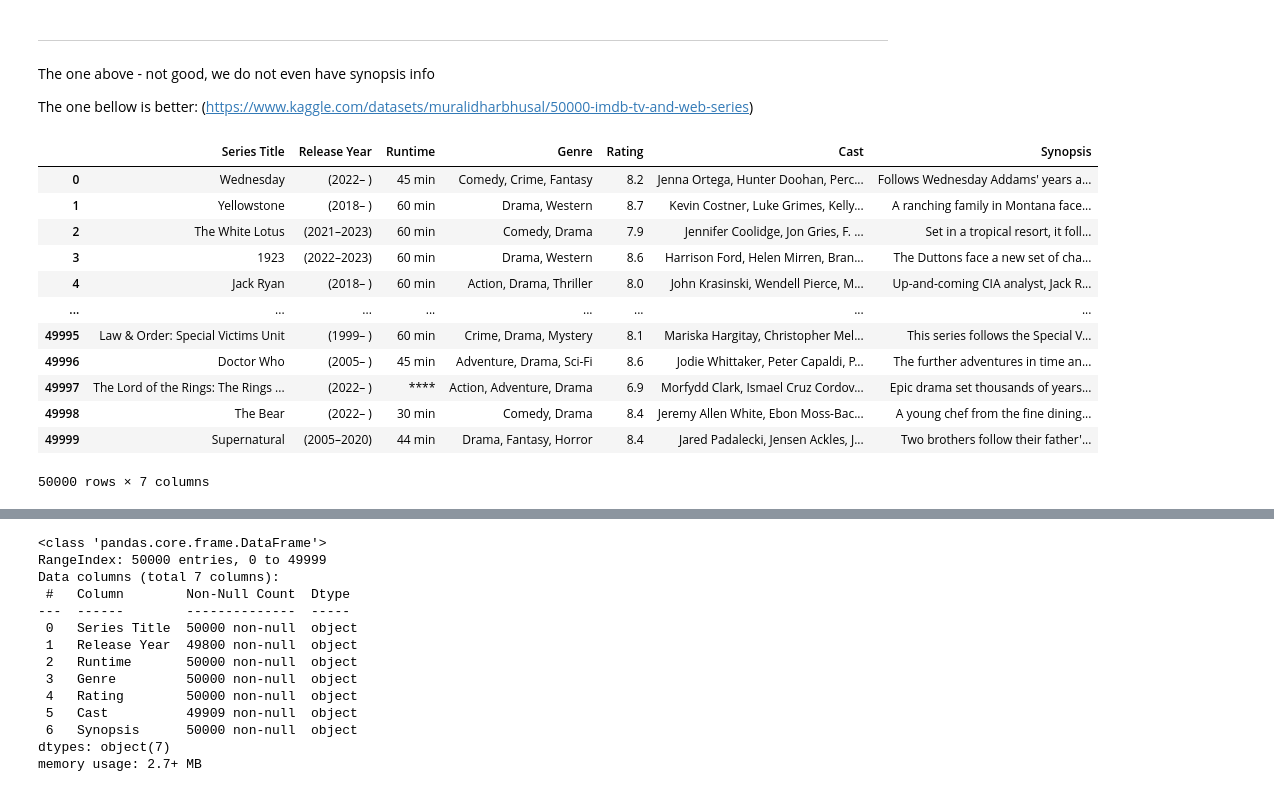
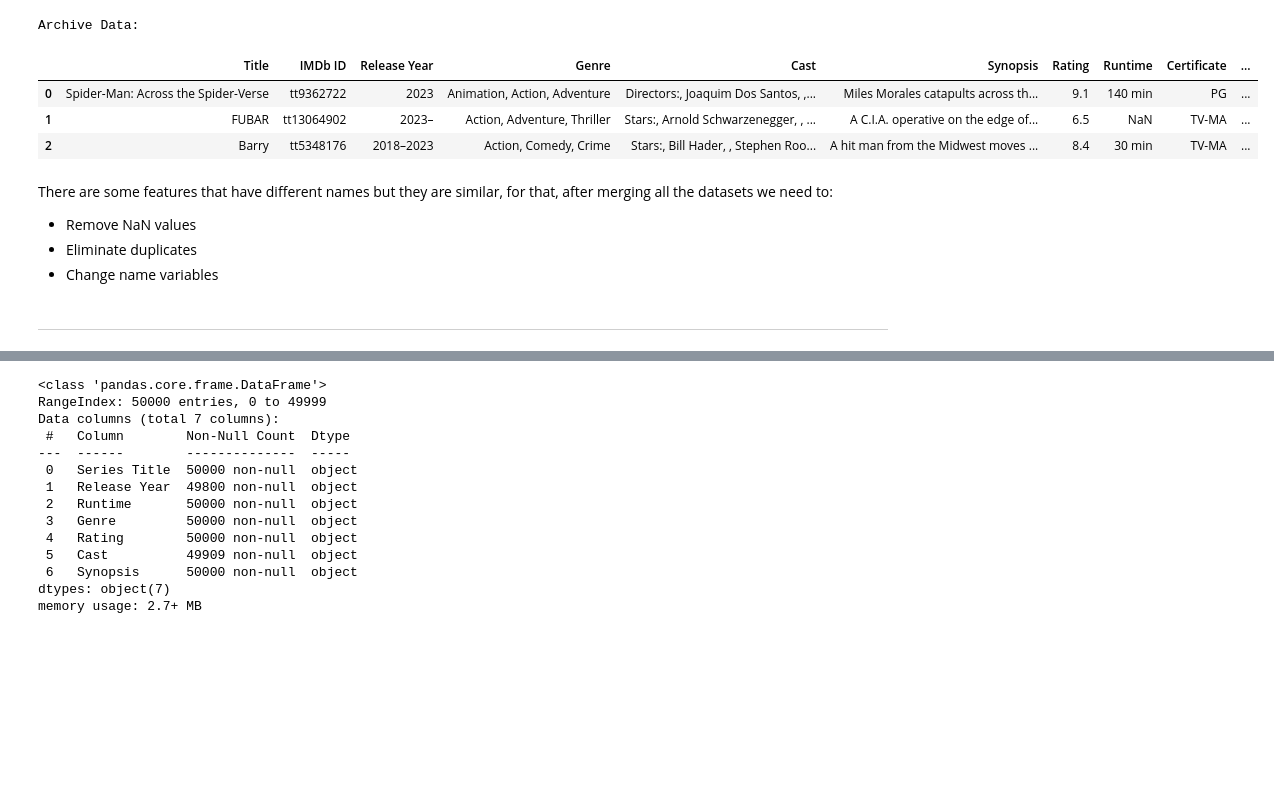
Before and after one commit to xandga/Capstone-Project, a Jupyter notebook: Preprocessing_TV_Shows.ipynb, the cells around one changed output, grey strips where cells are left out. Drawn from its saved outputs; the diff is of its cells as text; code cells hidden in the pictures; blank space fills up the shorter version.

```diff
--- a/Preprocessing_TV_Shows.ipynb
+++ b/Preprocessing_TV_Shows.ipynb
@@ -19,0 +25,34 @@ https://www.kaggle.com/datasets/bourdier/all-tv-series-details-dataset
+# %%
+# Path to the directory containing CSV files
+directory_path = 'Data\\Tv_show_files'
+
+try:
+    # Initialize an empty list to store the dataframes
+    dfs = []
+
+    # Read 'series_data.csv'
+    series_data = pd.read_csv(os.path.join(directory_path, 'series_data.csv'), encoding='utf-8')
+
+    # Read 'TV Series.csv'
+    series = pd.read_csv(os.path.join(directory_path, 'TV Series.csv'), encoding='utf-8')
+
+    # Iterate through CSV files in 'archive' directory
+    for file in os.listdir(os.path.join(directory_path, 'archive')):
+        if file.endswith('.csv'):
+            file_path = os.path.join(directory_path, 'archive', file)
+            # Read the CSV file into a dataframe
+            df = pd.read_csv(file_path, encoding='utf-8')
+
+            # Add a new column with a unique value for each file
+            df['UniqueValue'] = os.path.splitext(file)[0]  # Extracts the file name without extension
+
+            # Append the dataframe to the list
+            dfs.append(df)
+
+    # Concatenate all 'archive' dataframes into a single dataframe
+    archive_data = pd.concat(dfs, ignore_index=True)
+
+except FileNotFoundError:
+    print("File not found. Please check the file path.")
+except Exception as e:
+    print(f"An error occurred: {e}")
@@ -20,6 +77,16 @@ https://www.kaggle.com/datasets/bourdier/all-tv-series-details-dataset
+# %%
+print("\nArchive Data:")
+archive_data.head(3)
+# %% [output]
+Archive Data:
+|  | Title | IMDb ID | Release Year | Genre | Cast | Synopsis | Rating | Runtime | Certificate | ... |
+| 0 | Spider-Man: Across the Spider-Verse | tt9362722 | 2023 | Animation, Action, Adventure | Directors:, Joaquim Dos Santos, ,... | Miles Morales catapults across th... | 9.1 | 140 min | PG | ... |
+| 1 | FUBAR | tt13064902 | 2023– | Action, Adventure, Thriller | Stars:, Arnold Schwarzenegger, , ... | A C.I.A. operative on the edge of... | 6.5 | NaN | TV-MA | ... |
+| 2 | Barry | tt5348176 | 2018–2023 | Action, Comedy, Crime | Stars:, Bill Hader, , Stephen Roo... | A hit man from the Midwest moves ... | 8.4 | 30 min | TV-MA | ... |
+# %% [markdown]
+There are some features that have different names but they are similar, for that, after merging all the datasets we need to:
+- Remove NaN values
+- Eliminate duplicates
+- Change name variables
 # %% [markdown]
 ------------------------------------------------------------------------------------------------------
-# %% [markdown]
-The one above - not good, we do not even have synopsis info
-
-The one bellow is better:    (https://www.kaggle.com/datasets/muralidharbhusal/50000-imdb-tv-and-web-series)
@@ -28,16 +92,0 @@ tvs1 = pd.read_csv('Data\\Tv_show_files\\TV Series.csv')
-# %%
-tvs1
-# %% [output]
-|  | Series Title | Release Year | Runtime | Genre | Rating | Cast | Synopsis |
-| 0 | Wednesday | (2022– ) | 45 min | Comedy, Crime, Fantasy | 8.2 | Jenna Ortega, Hunter Doohan, Perc... | Follows Wednesday Addams' years a... |
-| 1 | Yellowstone | (2018– ) | 60 min | Drama, Western | 8.7 | Kevin Costner, Luke Grimes, Kelly... | A ranching family in Montana face... |
-| 2 | The White Lotus | (2021–2023) | 60 min | Comedy, Drama | 7.9 | Jennifer Coolidge, Jon Gries, F. ... | Set in a tropical resort, it foll... |
-| 3 | 1923 | (2022–2023) | 60 min | Drama, Western | 8.6 | Harrison Ford, Helen Mirren, Bran... | The Duttons face a new set of cha... |
-| 4 | Jack Ryan | (2018– ) | 60 min | Action, Drama, Thriller | 8.0 | John Krasinski, Wendell Pierce, M... | Up-and-coming CIA analyst, Jack R... |
-| ... | ... | ... | ... | ... | ... | ... | ... |
-| 49995 | Law & Order: Special Victims Unit | (1999– ) | 60 min | Crime, Drama, Mystery | 8.1 | Mariska Hargitay, Christopher Mel... | This series follows the Special V... |
-| 49996 | Doctor Who | (2005– ) | 45 min | Adventure, Drama, Sci-Fi | 8.6 | Jodie Whittaker, Peter Capaldi, P... | The further adventures in time an... |
-| 49997 | The Lord of the Rings: The Rings ... | (2022– ) | **** | Action, Adventure, Drama | 6.9 | Morfydd Clark, Ismael Cruz Cordov... | Epic drama set thousands of years... |
-| 49998 | The Bear | (2022– ) | 30 min | Comedy, Drama | 8.4 | Jeremy Allen White, Ebon Moss-Bac... | A young chef from the fine dining... |
-| 49999 | Supernatural | (2005–2020) | 44 min | Drama, Fantasy, Horror | 8.4 | Jared Padalecki, Jensen Ackles, J... | Two brothers follow their father'... |
-50000 rows × 7 columns
```
Also changed, not shown: parts of 109 cells of this notebook, 3 other files.
